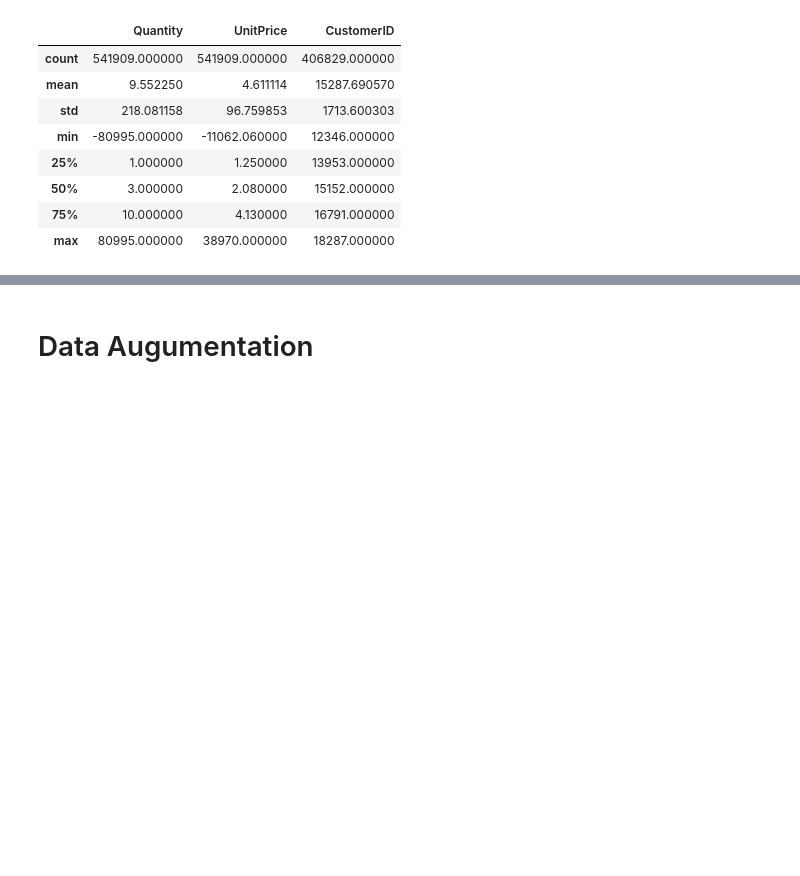
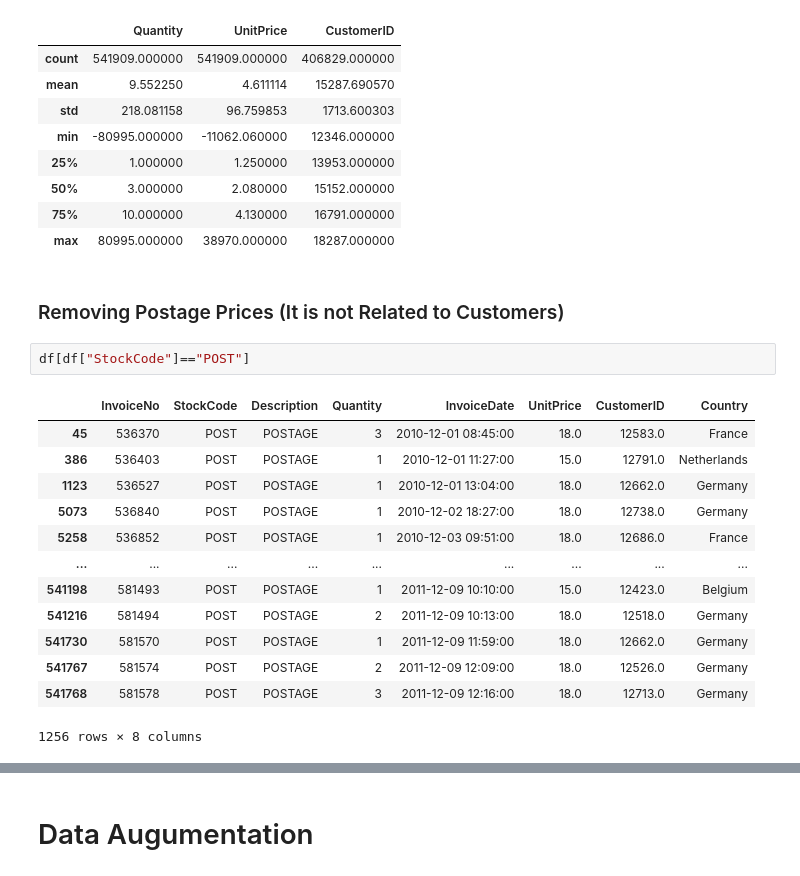
Before and after one commit to UtkarshPrajapati/Customer-Purchase-Recommendation-System, a Jupyter notebook: userstory.ipynb, the cells around one changed output, grey strips where cells are left out. Drawn from its saved outputs; the diff is of its cells as text; blank space fills up the shorter version.

```diff
--- a/userstory.ipynb
+++ b/userstory.ipynb
@@ -59,3 +61,21 @@ df.describe()
 | 50% | 3.000000 | 2.080000 | 15152.000000 |
 | 75% | 10.000000 | 4.130000 | 16791.000000 |
 | max | 80995.000000 | 38970.000000 | 18287.000000 |
+# %% [markdown]
+### Removing Postage Prices (It is not Related to Customers)
+# %%
+df[df["StockCode"]=="POST"]
+# %% [output]
+|  | InvoiceNo | StockCode | Description | Quantity | InvoiceDate | UnitPrice | CustomerID | Country |
+| 45 | 536370 | POST | POSTAGE | 3 | 2010-12-01 08:45:00 | 18.0 | 12583.0 | France |
+| 386 | 536403 | POST | POSTAGE | 1 | 2010-12-01 11:27:00 | 15.0 | 12791.0 | Netherlands |
+| 1123 | 536527 | POST | POSTAGE | 1 | 2010-12-01 13:04:00 | 18.0 | 12662.0 | Germany |
+| 5073 | 536840 | POST | POSTAGE | 1 | 2010-12-02 18:27:00 | 18.0 | 12738.0 | Germany |
+| 5258 | 536852 | POST | POSTAGE | 1 | 2010-12-03 09:51:00 | 18.0 | 12686.0 | France |
+| ... | ... | ... | ... | ... | ... | ... | ... | ... |
+| 541198 | 581493 | POST | POSTAGE | 1 | 2011-12-09 10:10:00 | 15.0 | 12423.0 | Belgium |
+| 541216 | 581494 | POST | POSTAGE | 2 | 2011-12-09 10:13:00 | 18.0 | 12518.0 | Germany |
+| 541730 | 581570 | POST | POSTAGE | 1 | 2011-12-09 11:59:00 | 18.0 | 12662.0 | Germany |
+| 541767 | 581574 | POST | POSTAGE | 2 | 2011-12-09 12:09:00 | 18.0 | 12526.0 | Germany |
+| 541768 | 581578 | POST | POSTAGE | 3 | 2011-12-09 12:16:00 | 18.0 | 12713.0 | Germany |
+1256 rows × 8 columns
```
Also changed, not shown: parts of 14 cells of this notebook.
